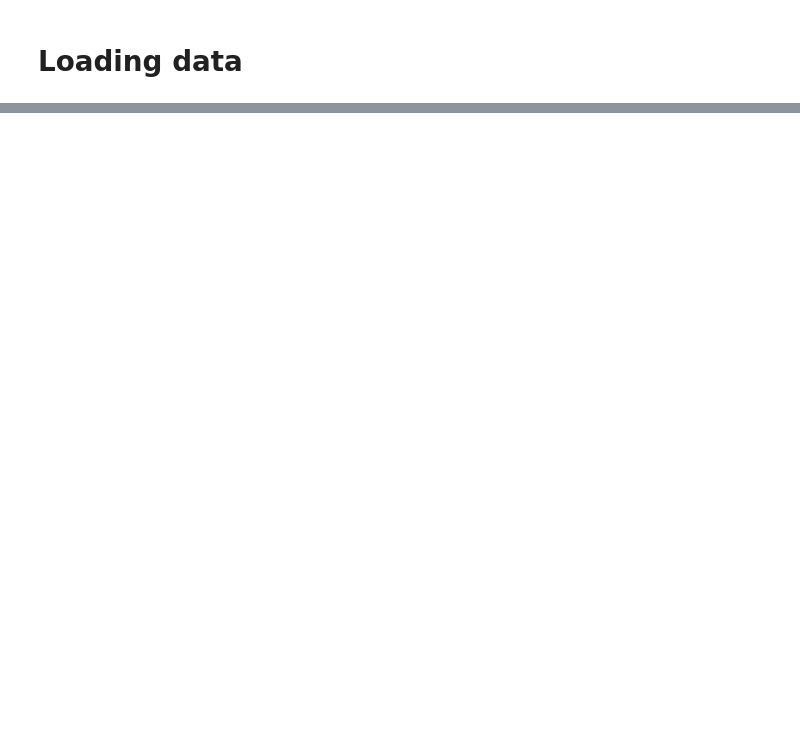
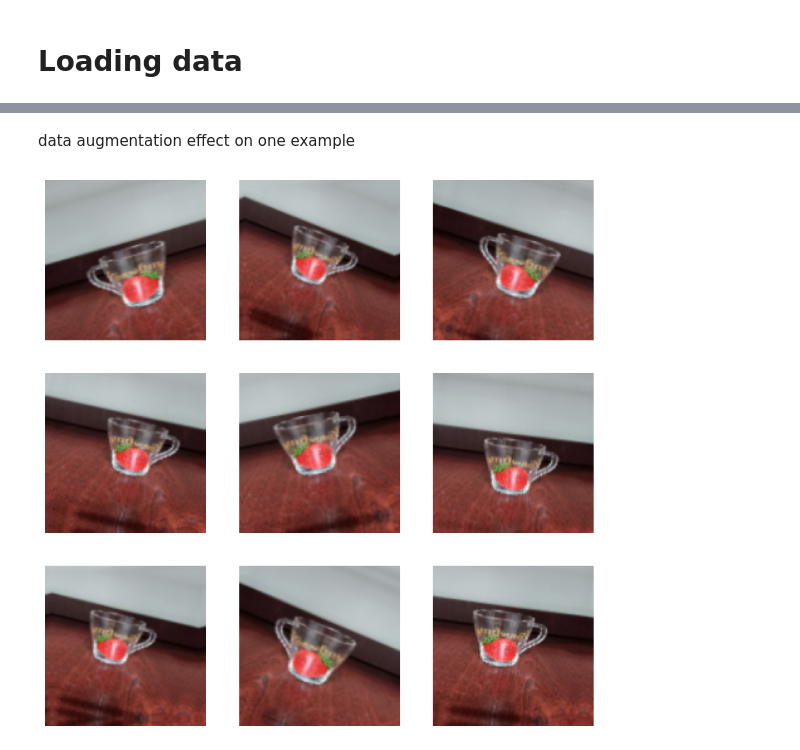
Before and after one commit to SergeiDBykov/ai-side-projects, a Jupyter notebook: kitchenware_classification/classification.ipynb, the cells around one changed output, grey strips where cells are left out. Cells and saved outputs as stored; diff of their text form; code cells hidden in the pictures; blank space fills up the shorter version.

```diff
--- a/kitchenware_classification/classification.ipynb
+++ b/kitchenware_classification/classification.ipynb
@@ -82,0 +121,6 @@ for image, label in images_ds.take(2):
+# %%
+##cache images after first epoch
+AUTOTUNE = tf.data.AUTOTUNE
+
+train_ds = train_ds.cache().shuffle(len(all_labels)).prefetch(buffer_size=AUTOTUNE)
+val_ds = val_ds.cache().prefetch(buffer_size=AUTOTUNE)
@@ -82,0 +188,12 @@ for image, label in images_ds.take(2):
+# %% [markdown]
+data augmentation effect on one example
+# %%
+plt.figure(figsize=(10, 10))
+for images, _ in train_ds.take(1):
+  for i in range(9):
+    augmented_images = data_augmentation(images)
+    ax = plt.subplot(3, 3, i + 1)
+    plt.imshow((255*augmented_images[0].numpy()).astype("uint8"))
+    plt.axis("off")
+# %% [output]
+[figure, added]
```
Also changed, not shown: parts of 28 cells of this notebook, 1 other file.
